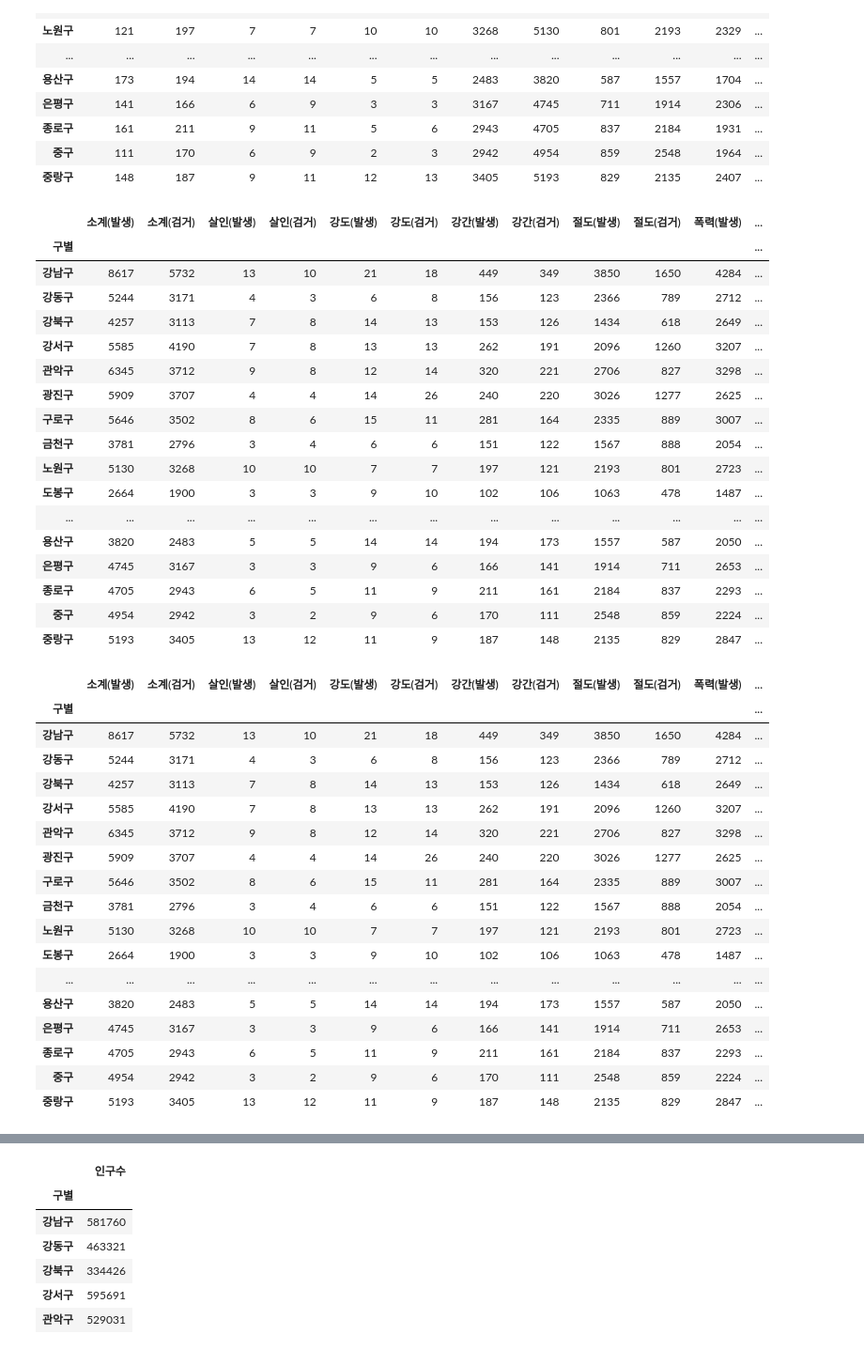
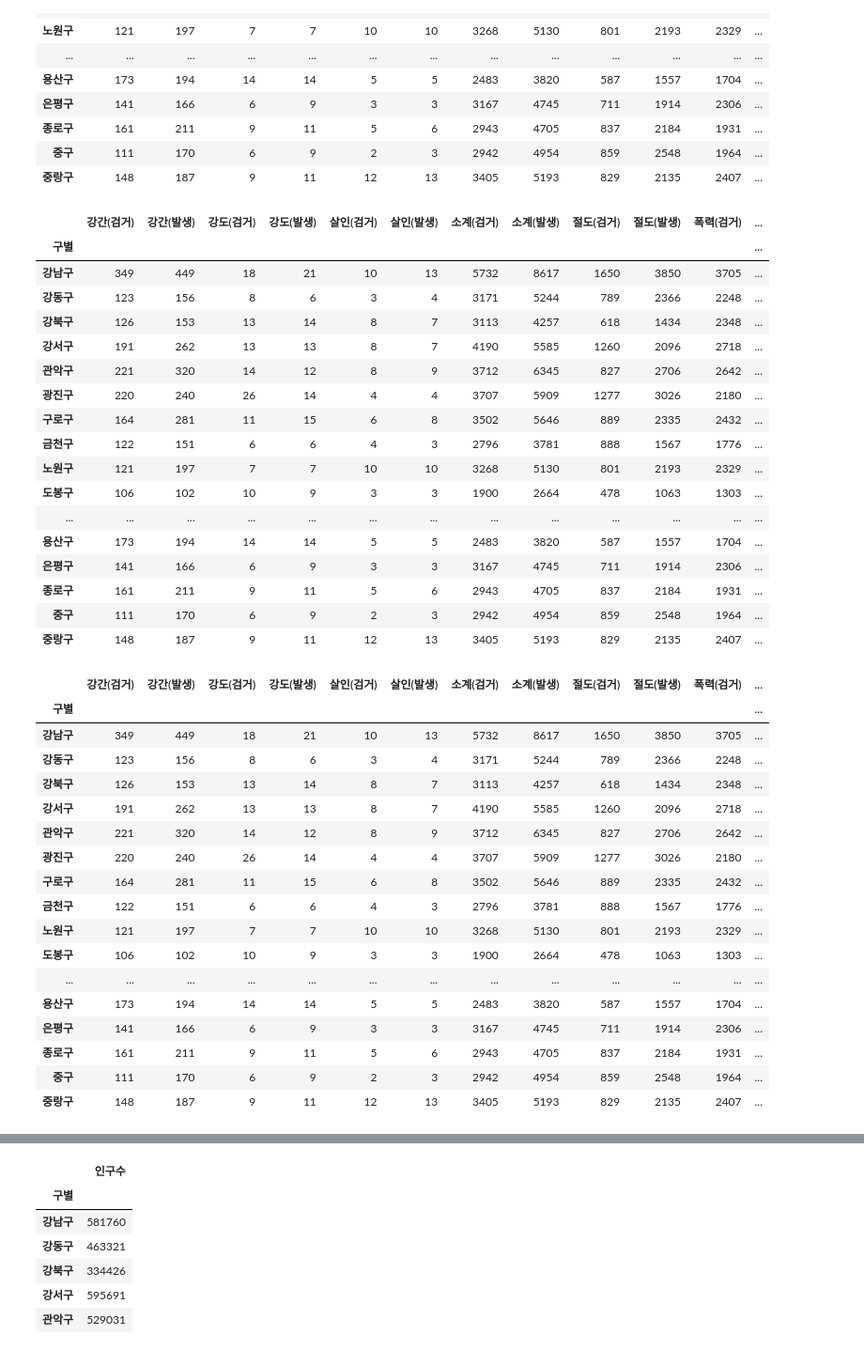
Before and after one commit to shincc6500/AI_9_study, a Jupyter notebook: 과제/python 라이브러리로 데이터 분석하기/pandas_quest.ipynb, the cells around one changed output, grey strips where cells are left out. Shown: that part at 94% size. Cells and saved outputs as stored; diff of their text form; code cells hidden in the pictures.

```diff
--- a/과제/python 라이브러리로 데이터 분석하기/pandas_quest.ipynb
+++ b/과제/python 라이브러리로 데이터 분석하기/pandas_quest.ipynb
@@ -66,9 +64,8 @@ df2
 # pivot_table 을 사용하여 관서별 데이터를 구별 데이터로 변경하고, 같은 구의 경우에는 sum을 적용하여 더해주세요. (index : 관서명 -> 구별)
 df3 = pd.pivot_table(df2,
                      index = '구별',
-                     aggfunc = "sum") #구별 컬럼을 index로 지정. 문제마다 데이터 프레임을 구분하여 각 문제마다 독립적으로 사용.
+                     aggfunc = "sum") #구별 컬럼을 index로 지정. 동일한 index 값을 가진 데이터끼리는 합하여 값을 출력.
 df3 = df3.drop('관서명', axis =1) #기존 관서명 컬럼 제거.
-df3 = df3.groupby('구별').sum() #구별로 묶어서 같은 컬럼 값끼리 합을 출력.
 df3
 # %% [output]
 |  | 강간(검거) | 강간(발생) | 강도(검거) | 강도(발생) | 살인(검거) | 살인(발생) | 소계(검거) | 소계(발생) | 절도(검거) | 절도(발생) | 폭력(검거) | ... |
@@ -95,56 +92,56 @@ df4= df3.copy() #문제마다 데이터 프레임을 구분하여 각 문제마
 df4 = df4.drop('구없음', axis =0) #'구없음' 행을 제거.
 df4
 # %% [output]
-|  | 소계(발생) | 소계(검거) | 살인(발생) | 살인(검거) | 강도(발생) | 강도(검거) | 강간(발생) | 강간(검거) | 절도(발생) | 절도(검거) | 폭력(발생) | ... |
+|  | 강간(검거) | 강간(발생) | 강도(검거) | 강도(발생) | 살인(검거) | 살인(발생) | 소계(검거) | 소계(발생) | 절도(검거) | 절도(발생) | 폭력(검거) | ... |
 | 구별 |  |  |  |  |  |  |  |  |  |  |  | ... |
-| 강남구 | 8617 | 5732 | 13 | 10 | 21 | 18 | 449 | 349 | 3850 | 1650 | 4284 | ... |
-| 강동구 | 5244 | 3171 | 4 | 3 | 6 | 8 | 156 | 123 | 2366 | 789 | 2712 | ... |
-| 강북구 | 4257 | 3113 | 7 | 8 | 14 | 13 | 153 | 126 | 1434 | 618 | 2649 | ... |
-| 강서구 | 5585 | 4190 | 7 | 8 | 13 | 13 | 262 | 191 | 2096 | 1260 | 3207 | ... |
-| 관악구 | 6345 | 3712 | 9 | 8 | 12 | 14 | 320 | 221 | 2706 | 827 | 3298 | ... |
-| 광진구 | 5909 | 3707 | 4 | 4 | 14 | 26 | 240 | 220 | 3026 | 1277 | 2625 | ... |
-| 구로구 | 5646 | 3502 | 8 | 6 | 15 | 11 | 281 | 164 | 2335 | 889 | 3007 | ... |
-| 금천구 | 3781 | 2796 | 3 | 4 | 6 | 6 | 151 | 122 | 1567 | 888 | 2054 | ... |
-| 노원구 | 5130 | 3268 | 10 | 10 | 7 | 7 | 197 | 121 | 2193 | 801 | 2723 | ... |
-| 도봉구 | 2664 | 1900 | 3 | 3 | 9 | 10 | 102 | 106 | 1063 | 478 | 1487 | ... |
+| 강남구 | 349 | 449 | 18 | 21 | 10 | 13 | 5732 | 8617 | 1650 | 3850 | 3705 | ... |
+| 강동구 | 123 | 156 | 8 | 6 | 3 | 4 | 3171 | 5244 | 789 | 2366 | 2248 | ... |
+| 강북구 | 126 | 153 | 13 | 14 | 8 | 7 | 3113 | 4257 | 618 | 1434 | 2348 | ... |
+| 강서구 | 191 | 262 | 13 | 13 | 8 | 7 | 4190 | 5585 | 1260 | 2096 | 2718 | ... |
+| 관악구 | 221 | 320 | 14 | 12 | 8 | 9 | 3712 | 6345 | 827 | 2706 | 2642 | ... |
+| 광진구 | 220 | 240 | 26 | 14 | 4 | 4 | 3707 | 5909 | 1277 | 3026 | 2180 | ... |
+| 구로구 | 164 | 281 | 11 | 15 | 6 | 8 | 3502 | 5646 | 889 | 2335 | 2432 | ... |
+| 금천구 | 122 | 151 | 6 | 6 | 4 | 3 | 2796 | 3781 | 888 | 1567 | 1776 | ... |
+| 노원구 | 121 | 197 | 7 | 7 | 10 | 10 | 3268 | 5130 | 801 | 2193 | 2329 | ... |
+| 도봉구 | 106 | 102 | 10 | 9 | 3 | 3 | 1900 | 2664 | 478 | 1063 | 1303 | ... |
 | ... | ... | ... | ... | ... | ... | ... | ... | ... | ... | ... | ... | ... |
-| 용산구 | 3820 | 2483 | 5 | 5 | 14 | 14 | 194 | 173 | 1557 | 587 | 2050 | ... |
-| 은평구 | 4745 | 3167 | 3 | 3 | 9 | 6 | 166 | 141 | 1914 | 711 | 2653 | ... |
-| 종로구 | 4705 | 2943 | 6 | 5 | 11 | 9 | 211 | 161 | 2184 | 837 | 2293 | ... |
-| 중구 | 4954 | 2942 | 3 | 2 | 9 | 6 | 170 | 111 | 2548 | 859 | 2224 | ... |
-| 중랑구 | 5193 | 3405 | 13 | 12 | 11 | 9 | 187 | 148 | 2135 | 829 | 2847 | ... |
+| 용산구 | 173 | 194 | 14 | 14 | 5 | 5 | 2483 | 3820 | 587 | 1557 | 1704 | ... |
+| 은평구 | 141 | 166 | 6 | 9 | 3 | 3 | 3167 | 4745 | 711 | 1914 | 2306 | ... |
+| 종로구 | 161 | 211 | 9 | 11 | 5 | 6 | 2943 | 4705 | 837 | 2184 | 1931 | ... |
+| 중구 | 111 | 170 | 6 | 9 | 2 | 3 | 2942 | 4954 | 859 | 2548 | 1964 | ... |
+| 중랑구 | 148 | 187 | 9 | 11 | 12 | 13 | 3405 | 5193 | 829 | 2135 | 2407 | ... |
 # %%
 # 5. 각 범죄 별로 검거율을 계산하고, 각 검거율 데이터 column을 DataFrame에 추가해주세요.
 df5 = df4.copy() #문제마다 데이터 프레임을 구분하여 각 문제마다 독립적으로 사용.
 crime_list = ['살인','강도','강간','절도','폭력'] #반복문에서 사용하기 위한 범죄 종류.
 
 #검거율 컬럼 생성.
 i = '소계' #반복 줄이기 위한 호출변수
 df5['검거율'] = df5[f'{i}(검거)']/df5[f'{i}(발생)']*100
 #반복문을 이용한 범죄에 따른 검거율 컬럼 생성
 for i in crime_list:
-    df5[f'{i}검거율'] = df5[f'{i}(검거)']/df5[f'{i}(발생)']
+    df5[f'{i}검거율'] = df5[f'{i}(검거)']/df5[f'{i}(발생)']*100
 
 df5
 # %% [output]
-|  | 소계(발생) | 소계(검거) | 살인(발생) | 살인(검거) | 강도(발생) | 강도(검거) | 강간(발생) | 강간(검거) | 절도(발생) | 절도(검거) | 폭력(발생) | ... |
+|  | 강간(검거) | 강간(발생) | 강도(검거) | 강도(발생) | 살인(검거) | 살인(발생) | 소계(검거) | 소계(발생) | 절도(검거) | 절도(발생) | 폭력(검거) | ... |
 | 구별 |  |  |  |  |  |  |  |  |  |  |  | ... |
-| 강남구 | 8617 | 5732 | 13 | 10 | 21 | 18 | 449 | 349 | 3850 | 1650 | 4284 | ... |
-| 강동구 | 5244 | 3171 | 4 | 3 | 6 | 8 | 156 | 123 | 2366 | 789 | 2712 | ... |
-| 강북구 | 4257 | 3113 | 7 | 8 | 14 | 13 | 153 | 126 | 1434 | 618 | 2649 | ... |
-| 강서구 | 5585 | 4190 | 7 | 8 | 13 | 13 | 262 | 191 | 2096 | 1260 | 3207 | ... |
-| 관악구 | 6345 | 3712 | 9 | 8 | 12 | 14 | 320 | 221 | 2706 | 827 | 3298 | ... |
-| 광진구 | 5909 | 3707 | 4 | 4 | 14 | 26 | 240 | 220 | 3026 | 1277 | 2625 | ... |
-| 구로구 | 5646 | 3502 | 8 | 6 | 15 | 11 | 281 | 164 | 2335 | 889 | 3007 | ... |
-| 금천구 | 3781 | 2796 | 3 | 4 | 6 | 6 | 151 | 122 | 1567 | 888 | 2054 | ... |
-| 노원구 | 5130 | 3268 | 10 | 10 | 7 | 7 | 197 | 121 | 2193 | 801 | 2723 | ... |
-| 도봉구 | 2664 | 1900 | 3 | 3 | 9 | 10 | 102 | 106 | 1063 | 478 | 1487 | ... |
+| 강남구 | 349 | 449 | 18 | 21 | 10 | 13 | 5732 | 8617 | 1650 | 3850 | 3705 | ... |
+| 강동구 | 123 | 156 | 8 | 6 | 3 | 4 | 3171 | 5244 | 789 | 2366 | 2248 | ... |
+| 강북구 | 126 | 153 | 13 | 14 | 8 | 7 | 3113 | 4257 | 618 | 1434 | 2348 | ... |
+| 강서구 | 191 | 262 | 13 | 13 | 8 | 7 | 4190 | 5585 | 1260 | 2096 | 2718 | ... |
+| 관악구 | 221 | 320 | 14 | 12 | 8 | 9 | 3712 | 6345 | 827 | 2706 | 2642 | ... |
+| 광진구 | 220 | 240 | 26 | 14 | 4 | 4 | 3707 | 5909 | 1277 | 3026 | 2180 | ... |
+| 구로구 | 164 | 281 | 11 | 15 | 6 | 8 | 3502 | 5646 | 889 | 2335 | 2432 | ... |
+| 금천구 | 122 | 151 | 6 | 6 | 4 | 3 | 2796 | 3781 | 888 | 1567 | 1776 | ... |
+| 노원구 | 121 | 197 | 7 | 7 | 10 | 10 | 3268 | 5130 | 801 | 2193 | 2329 | ... |
+| 도봉구 | 106 | 102 | 10 | 9 | 3 | 3 | 1900 | 2664 | 478 | 1063 | 1303 | ... |
 | ... | ... | ... | ... | ... | ... | ... | ... | ... | ... | ... | ... | ... |
-| 용산구 | 3820 | 2483 | 5 | 5 | 14 | 14 | 194 | 173 | 1557 | 587 | 2050 | ... |
-| 은평구 | 4745 | 3167 | 3 | 3 | 9 | 6 | 166 | 141 | 1914 | 711 | 2653 | ... |
-| 종로구 | 4705 | 2943 | 6 | 5 | 11 | 9 | 211 | 161 | 2184 | 837 | 2293 | ... |
-| 중구 | 4954 | 2942 | 3 | 2 | 9 | 6 | 170 | 111 | 2548 | 859 | 2224 | ... |
-| 중랑구 | 5193 | 3405 | 13 | 12 | 11 | 9 | 187 | 148 | 2135 | 829 | 2847 | ... |
+| 용산구 | 173 | 194 | 14 | 14 | 5 | 5 | 2483 | 3820 | 587 | 1557 | 1704 | ... |
+| 은평구 | 141 | 166 | 6 | 9 | 3 | 3 | 3167 | 4745 | 711 | 1914 | 2306 | ... |
+| 종로구 | 161 | 211 | 9 | 11 | 5 | 6 | 2943 | 4705 | 837 | 2184 | 1931 | ... |
+| 중구 | 111 | 170 | 6 | 9 | 2 | 3 | 2942 | 4954 | 859 | 2548 | 1964 | ... |
+| 중랑구 | 148 | 187 | 9 | 11 | 12 | 13 | 3405 | 5193 | 829 | 2135 | 2407 | ... |
 # %%
 # 6.필요없는 column을 del 을 사용하여 삭제해주세요.
 df6 = df5.copy() #문제마다 데이터 프레임을 구분하여 각 문제마다 독립적으로 사용.
```
Also changed, not shown: parts of 6 cells of this notebook, 4 other files.
